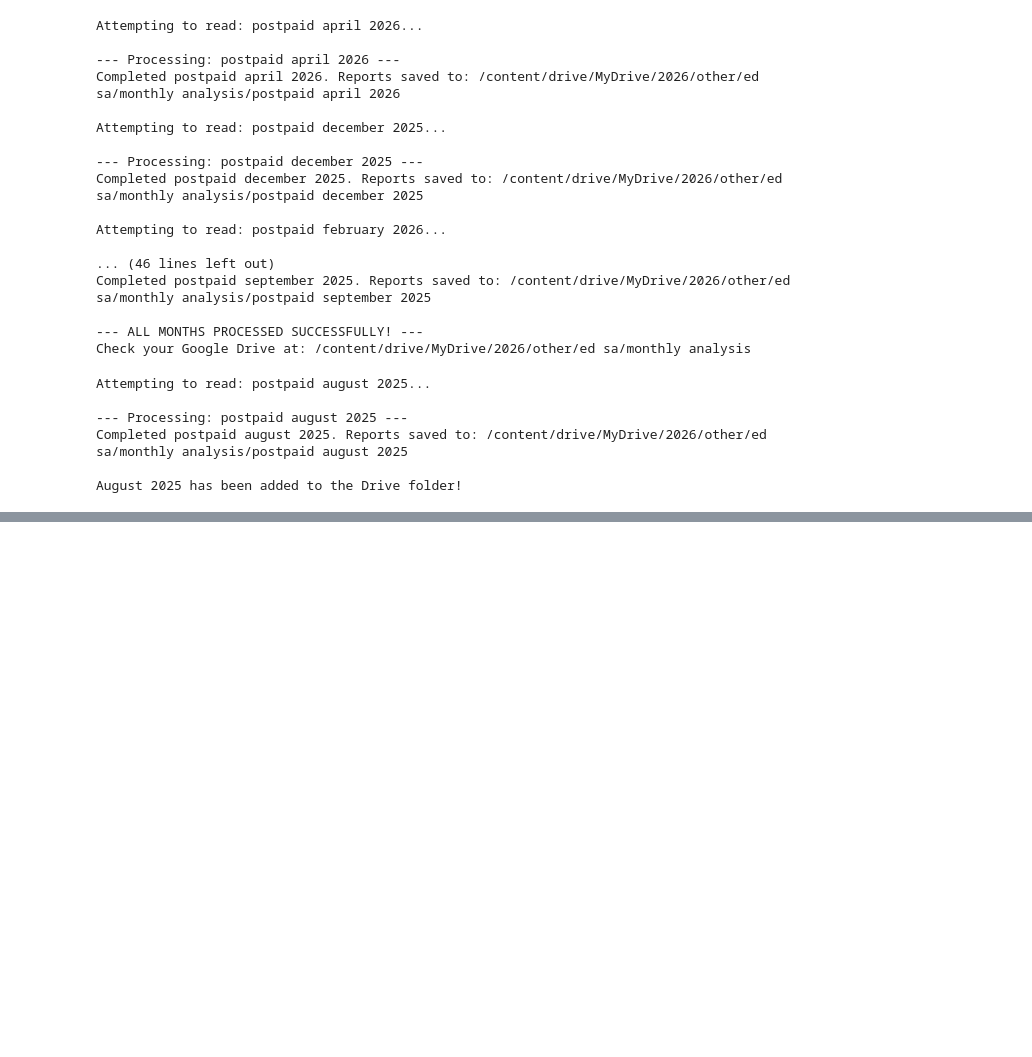
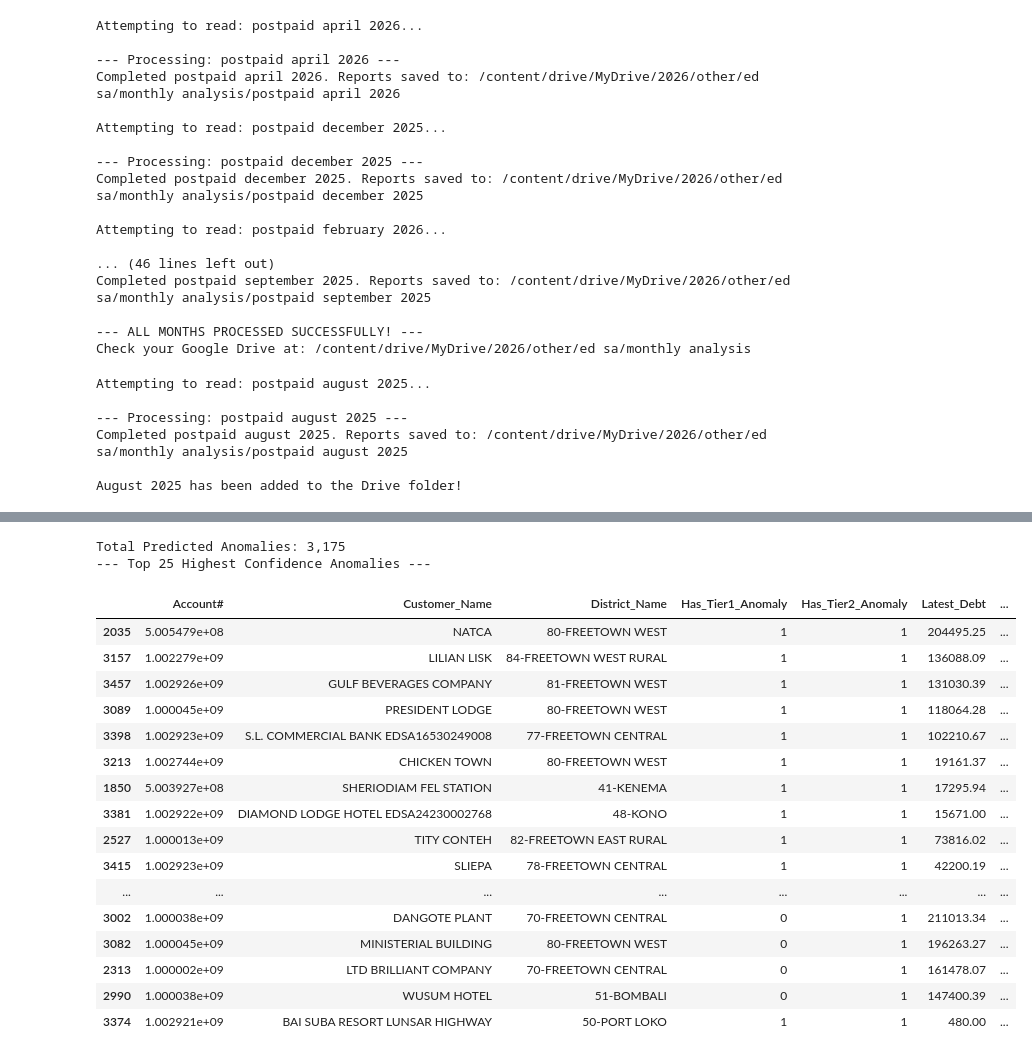
Before and after one commit to hmnaz213/native, a Jupyter notebook: saed_postpaid_data_analysis.ipynb, the cells around one changed output, grey strips where cells are left out. Cells and saved outputs as stored; diff of their text form; code cells hidden in the pictures; blank space fills up the shorter version.

```diff
--- a/saed_postpaid_data_analysis.ipynb
+++ b/saed_postpaid_data_analysis.ipynb
@@ -2055,0 +2470,18 @@ August 2025 has been added to the Drive folder!
+# %%
+# 2. Intermittent Zero Consumption
+# Clean up previous runs if they exist
+if 'Months_With_Zero_Cons' in account_history.columns:
+    account_history = account_history.drop(columns=['Months_With_Zero_Cons', 'Rule_9_Intermittent_Zero'])
+
+# Count the number of months with 0 consumption per account
+zeros_per_account = df_trend[df_trend['Numeric_Consumption'] == 0].groupby('Account#').size().reset_index(name='Months_With_Zero_Cons')
+
+account_history = pd.merge(account_history, zeros_per_account, on='Account#', how='left')
+account_history['Months_With_Zero_Cons'] = account_history['Months_With_Zero_Cons'].fillna(0).astype(int)
+
+# Rule 9 Flag: Has at least one 0-consumption month AND has at least one >0 consumption month
+rule_9_mask = (account_history['Months_With_Zero_Cons'] > 0) & (account_history['Months_With_Zero_Cons'] < account_history['Total_Months_Billed'])
+account_history['Rule_9_Intermittent_Zero'] = rule_9_mask.astype(int)
+
+num_rule_9 = account_history['Rule_9_Intermittent_Zero'].sum()
+print(f"Rule 9 Triggered: {num_rule_9} accounts have intermittent zero consumption (a mix of 0 and >0).")
@@ -2055,0 +2943,50 @@ August 2025 has been added to the Drive folder!
+# %%
+# 1. Use the Super_Risk_Score_100 as our Anomaly Confidence Score
+ranked_accounts = super_composite.copy()
+ranked_accounts['Anomaly_Confidence_Score'] = ranked_accounts['Super_Risk_Score_100']
+
+# 2. Filter out accounts with NO anomalies to only rank the predicted anomalies
+# (Using the previously calculated Has_Tier1_Anomaly and Has_Tier2_Anomaly)
+ranked_accounts = ranked_accounts[
+    (ranked_accounts['Has_Tier1_Anomaly'] == 1) |
+    (ranked_accounts['Has_Tier2_Anomaly'] == 1)
+]
+
+# 3. Sort by the Confidence Score descending (Highest confidence first)
+ranked_accounts = ranked_accounts.sort_values(by=['Anomaly_Confidence_Score', 'Latest_Debt'], ascending=[False, False])
+
+# 4. Display the top 25 highest-confidence predictions
+columns_to_display = [
+    'Account#',
+    'Customer_Name',
+    'District_Name',
+    'Has_Tier1_Anomaly',
+    'Has_Tier2_Anomaly',
+    'Latest_Debt',
+    'Anomaly_Confidence_Score',
+    'Super_Risk_Tier'
+]
+
+print(f"Total Predicted Anomalies: {len(ranked_accounts):,}")
+print("--- Top 25 Highest Confidence Anomalies ---")
+display(ranked_accounts[columns_to_display].head(25))
+# %% [output]
+Total Predicted Anomalies: 3,175
+--- Top 25 Highest Confidence Anomalies ---
+|  | Account# | Customer_Name | District_Name | Has_Tier1_Anomaly | Has_Tier2_Anomaly | Latest_Debt | ... |
+| 2035 | 5.005479e+08 | NATCA | 80-FREETOWN WEST | 1 | 1 | 204495.25 | ... |
+| 3157 | 1.002279e+09 | LILIAN LISK | 84-FREETOWN WEST RURAL | 1 | 1 | 136088.09 | ... |
+| 3457 | 1.002926e+09 | GULF BEVERAGES COMPANY | 81-FREETOWN WEST | 1 | 1 | 131030.39 | ... |
+| 3089 | 1.000045e+09 | PRESIDENT LODGE | 80-FREETOWN WEST | 1 | 1 | 118064.28 | ... |
+| 3398 | 1.002923e+09 | S.L. COMMERCIAL BANK EDSA16530249008 | 77-FREETOWN CENTRAL | 1 | 1 | 102210.67 | ... |
+| 3213 | 1.002744e+09 | CHICKEN TOWN | 80-FREETOWN WEST | 1 | 1 | 19161.37 | ... |
+| 1850 | 5.003927e+08 | SHERIODIAM FEL STATION | 41-KENEMA | 1 | 1 | 17295.94 | ... |
+| 3381 | 1.002922e+09 | DIAMOND LODGE HOTEL EDSA24230002768 | 48-KONO | 1 | 1 | 15671.00 | ... |
+| 2527 | 1.000013e+09 | TITY CONTEH | 82-FREETOWN EAST RURAL | 1 | 1 | 73816.02 | ... |
+| 3415 | 1.002923e+09 | SLIEPA | 78-FREETOWN CENTRAL | 1 | 1 | 42200.19 | ... |
+| ... | ... | ... | ... | ... | ... | ... | ... |
+| 3002 | 1.000038e+09 | DANGOTE PLANT | 70-FREETOWN CENTRAL | 0 | 1 | 211013.34 | ... |
+| 3082 | 1.000045e+09 | MINISTERIAL BUILDING | 80-FREETOWN WEST | 0 | 1 | 196263.27 | ... |
+| 2313 | 1.000002e+09 | LTD BRILLIANT COMPANY | 70-FREETOWN CENTRAL | 0 | 1 | 161478.07 | ... |
+| 2990 | 1.000038e+09 | WUSUM HOTEL | 51-BOMBALI | 0 | 1 | 147400.39 | ... |
+| 3374 | 1.002921e+09 | BAI SUBA RESORT LUNSAR HIGHWAY | 50-PORT LOKO | 1 | 1 | 480.00 | ... |
```
Also changed, not shown: parts of 76 cells of this notebook.
